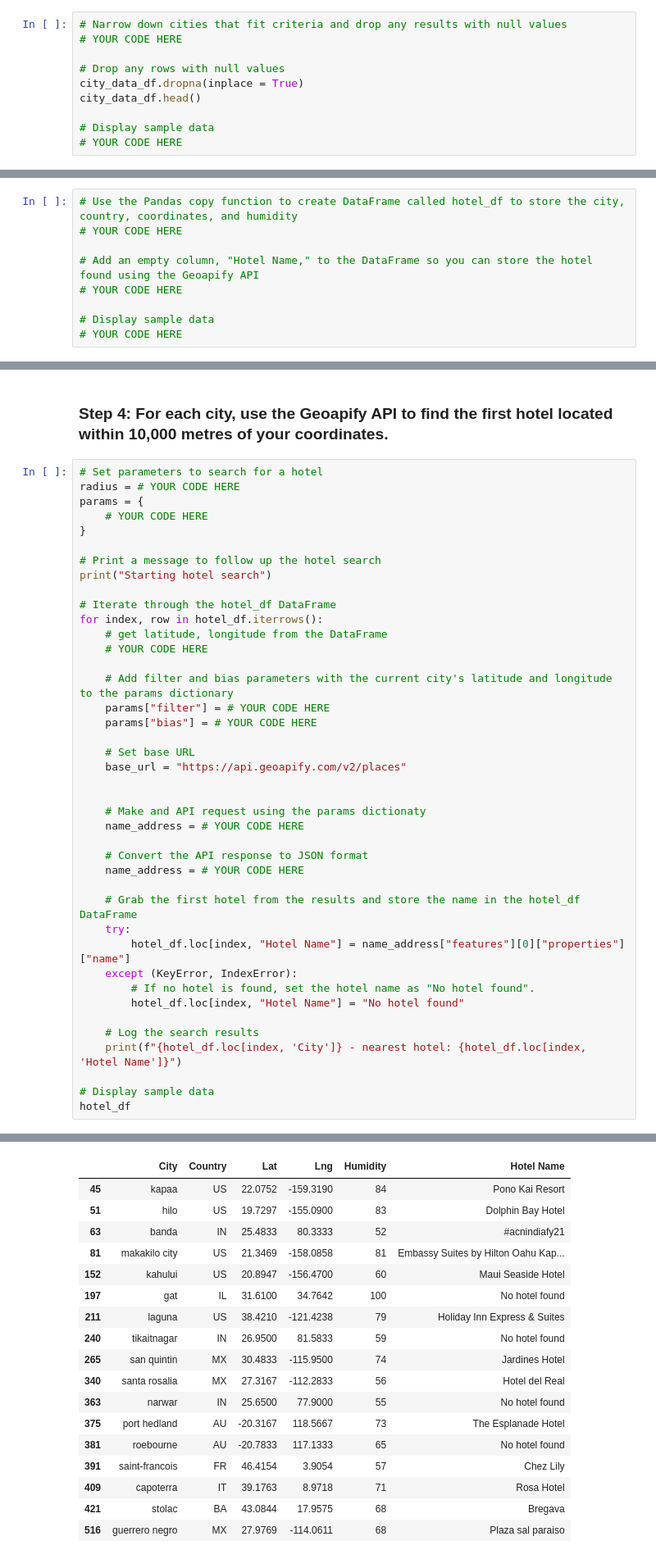
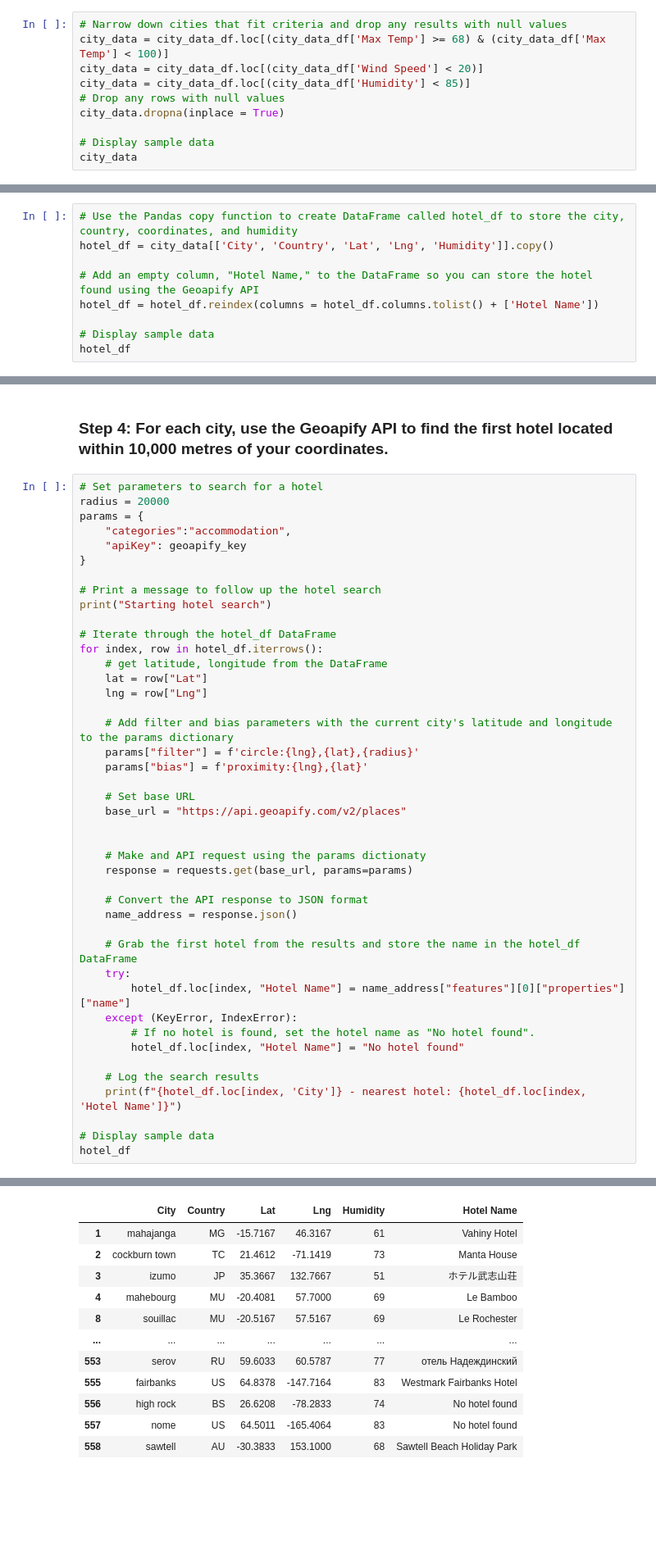
Before and after one commit to basse058/python-api-challenge2, a Jupyter notebook: VacationPy.ipynb, the cells around one changed output, grey strips where cells are left out. Shown: that part at 82% size. Cells and saved outputs as stored; diff of their text form; blank space fills up the shorter version.

```diff
--- a/VacationPy.ipynb
+++ b/VacationPy.ipynb
@@ -52,12 +61,12 @@ NameError: name 'goo_key' is not defined
 ### Step 2: Narrow down the `city_data_df` DataFrame to find your ideal weather condition
 # %%
 # Narrow down cities that fit criteria and drop any results with null values
-# YOUR CODE HERE
-
+city_data = city_data_df.loc[(city_data_df['Max Temp'] >= 68) & (city_data_df['Max Temp'] < 100)]
+city_data = city_data_df.loc[(city_data_df['Wind Speed'] < 20)]
+city_data = city_data_df.loc[(city_data_df['Humidity'] < 85)]
 # Drop any rows with null values
-city_data_df.dropna(inplace = True)
-city_data_df.head()
+city_data.dropna(inplace = True)
 
 # Display sample data
-# YOUR CODE HERE
+city_data
 # %% [output]
@@ -83,12 +90,12 @@ city_data_df.head()
 ### Step 3: Create a new DataFrame called `hotel_df`.
 # %%
 # Use the Pandas copy function to create DataFrame called hotel_df to store the city, country, coordinates, and humidity
-# YOUR CODE HERE
+hotel_df = city_data[['City', 'Country', 'Lat', 'Lng', 'Humidity']].copy()
 
 # Add an empty column, "Hotel Name," to the DataFrame so you can store the hotel found using the Geoapify API
-# YOUR CODE HERE
+hotel_df = hotel_df.reindex(columns = hotel_df.columns.tolist() + ['Hotel Name'])
 
 # Display sample data
-# YOUR CODE HERE
+hotel_df
 # %% [output]
 |  | City | Country | Lat | Lng | Humidity | Hotel Name |
@@ -113,9 +115,10 @@ city_data_df.head()
 ### Step 4: For each city, use the Geoapify API to find the first hotel located within 10,000 metres of your coordinates.
 # %%
 # Set parameters to search for a hotel
-radius = # YOUR CODE HERE
+radius = 20000
 params = {
-    # YOUR CODE HERE
+    "categories":"accommodation",
+    "apiKey": geoapify_key
 }
 
 # Print a message to follow up the hotel search
@@ -124,21 +127,22 @@ print("Starting hotel search")
 # Iterate through the hotel_df DataFrame
 for index, row in hotel_df.iterrows():
     # get latitude, longitude from the DataFrame
-    # YOUR CODE HERE
+    lat = row["Lat"]
+    lng = row["Lng"]
 
     # Add filter and bias parameters with the current city's latitude and longitude to the params dictionary
-    params["filter"] = # YOUR CODE HERE
-    params["bias"] = # YOUR CODE HERE
+    params["filter"] = f'circle:{lng},{lat},{radius}'
+    params["bias"] = f'proximity:{lng},{lat}'
 
     # Set base URL
     base_url = "https://api.geoapify.com/v2/places"
 
 
     # Make and API request using the params dictionaty
-    name_address = # YOUR CODE HERE
+    response = requests.get(base_url, params=params)
 
     # Convert the API response to JSON format
-    name_address = # YOUR CODE HERE
+    name_address = response.json()
 
     # Grab the first hotel from the results and store the name in the hotel_df DataFrame
     try:
@@ -174,18 +177,12 @@ guerrero negro - nearest hotel: Plaza sal paraiso
 |  | City | Country | Lat | Lng | Humidity | Hotel Name |
-| 45 | kapaa | US | 22.0752 | -159.3190 | 84 | Pono Kai Resort |
-| 51 | hilo | US | 19.7297 | -155.0900 | 83 | Dolphin Bay Hotel |
-| 63 | banda | IN | 25.4833 | 80.3333 | 52 | #acnindiafy21 |
-| 81 | makakilo city | US | 21.3469 | -158.0858 | 81 | Embassy Suites by Hilton Oahu Kap... |
-| 152 | kahului | US | 20.8947 | -156.4700 | 60 | Maui Seaside Hotel |
-| 197 | gat | IL | 31.6100 | 34.7642 | 100 | No hotel found |
-| 211 | laguna | US | 38.4210 | -121.4238 | 79 | Holiday Inn Express & Suites |
-| 240 | tikaitnagar | IN | 26.9500 | 81.5833 | 59 | No hotel found |
-| 265 | san quintin | MX | 30.4833 | -115.9500 | 74 | Jardines Hotel |
-| 340 | santa rosalia | MX | 27.3167 | -112.2833 | 56 | Hotel del Real |
-| 363 | narwar | IN | 25.6500 | 77.9000 | 55 | No hotel found |
-| 375 | port hedland | AU | -20.3167 | 118.5667 | 73 | The Esplanade Hotel |
-| 381 | roebourne | AU | -20.7833 | 117.1333 | 65 | No hotel found |
-| 391 | saint-francois | FR | 46.4154 | 3.9054 | 57 | Chez Lily |
-| 409 | capoterra | IT | 39.1763 | 8.9718 | 71 | Rosa Hotel |
-| 421 | stolac | BA | 43.0844 | 17.9575 | 68 | Bregava |
-| 516 | guerrero negro | MX | 27.9769 | -114.0611 | 68 | Plaza sal paraiso |
+| 1 | mahajanga | MG | -15.7167 | 46.3167 | 61 | Vahiny Hotel |
+| 2 | cockburn town | TC | 21.4612 | -71.1419 | 73 | Manta House |
+| 3 | izumo | JP | 35.3667 | 132.7667 | 51 | ホテル武志山荘 |
+| 4 | mahebourg | MU | -20.4081 | 57.7000 | 69 | Le Bamboo |
+| 8 | souillac | MU | -20.5167 | 57.5167 | 69 | Le Rochester |
+| ... | ... | ... | ... | ... | ... | ... |
+| 553 | serov | RU | 59.6033 | 60.5787 | 77 | отель Надеждинский |
+| 555 | fairbanks | US | 64.8378 | -147.7164 | 83 | Westmark Fairbanks Hotel |
+| 556 | high rock | BS | 26.6208 | -78.2833 | 74 | No hotel found |
+| 557 | nome | US | 64.5011 | -165.4064 | 83 | No hotel found |
+| 558 | sawtell | AU | -30.3833 | 153.1000 | 68 | Sawtell Beach Holiday Park |
```
Also changed, not shown: parts of 8 cells of this notebook, 1 other file.
